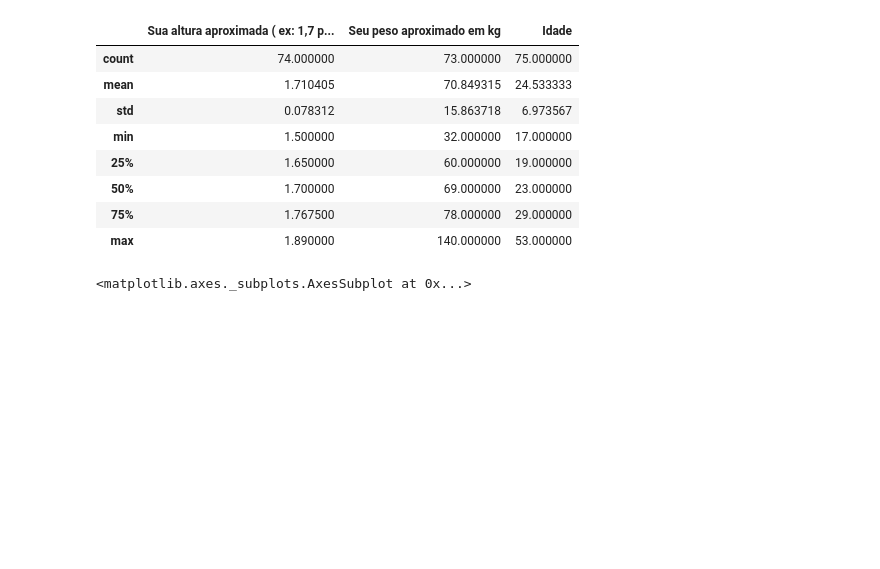
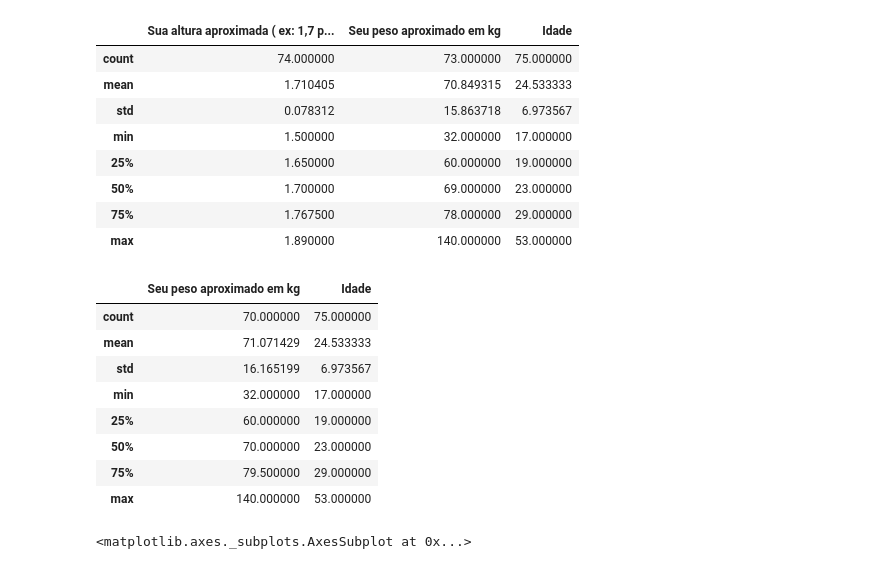
Before and after one commit to arnottrcaiado/biganddata, a Jupyter notebook: aula01/aula1-inicio_explorando_python_csv.ipynb, the cells around one changed output. Saved outputs shown, nothing was run; the diff lists cells and outputs as text; code cells hidden in the pictures; blank space fills up the shorter version.

Commit message:
modificacao aula01 e acrescimo dos arquivos de dados

```diff
--- a/aula01/aula1-inicio_explorando_python_csv.ipynb
+++ b/aula01/aula1-inicio_explorando_python_csv.ipynb
@@ -26,8 +25,8 @@ drwxrwxr-x 6 usuario usuario      4096 set  3 03:58 ..
 # %%
 # variavel com o caminho (path) e o nome do arquivo
 # %%
-dados = "../../dados/Pesq_alunos_trat.csv"
-dados_sujos = "../../dados/Pesq_alunos_ntrat.csv"
+dados = "Pesq_alunos_trat.csv"
+dados_sujos = "Pesq_alunos_ntrat.csv"
 # %%
 # criando um dataframe pandas com o resultado do arquivo .csv
 # %%
@@ -71,3 +72,15 @@ df.describe()
+# %%
+df2.describe()
+# %% [output]
+|  | Seu peso aproximado em kg | Idade |
+| count | 70.000000 | 75.000000 |
+| mean | 71.071429 | 24.533333 |
+| std | 16.165199 | 6.973567 |
+| min | 32.000000 | 17.000000 |
+| 25% | 60.000000 | 19.000000 |
+| 50% | 70.000000 | 23.000000 |
+| 75% | 79.500000 | 29.000000 |
+| max | 140.000000 | 53.000000 |
 # %%
 # mostrando um grafico inicial - histograma de idades
 # %%
```
Also changed, not shown: parts of 3 cells of this notebook, 2 other files.
